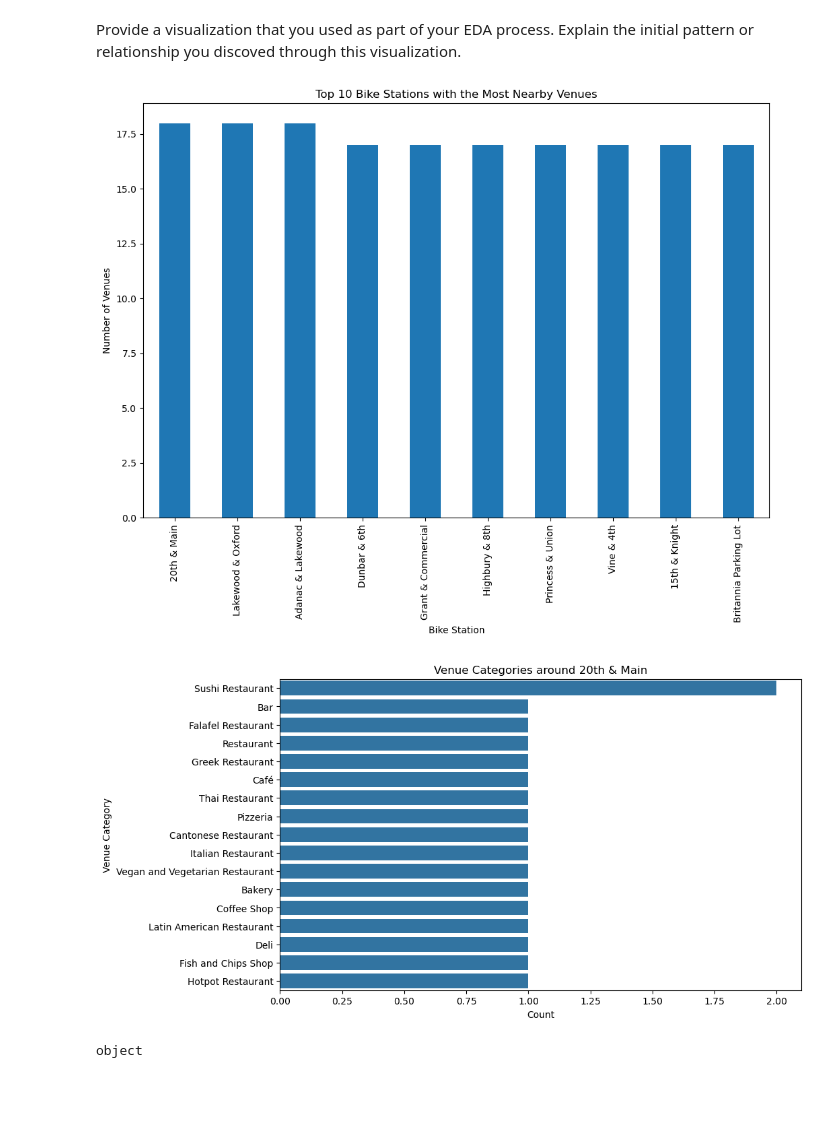
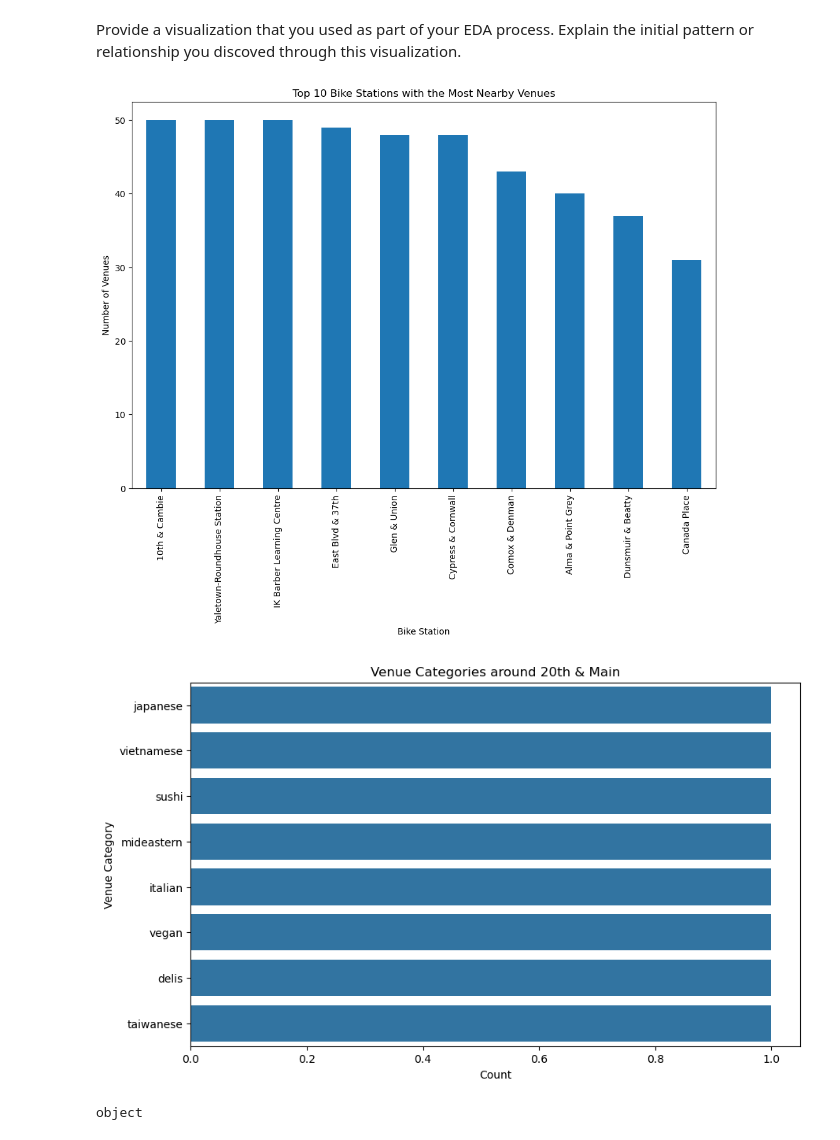
Before and after one commit to wjura/lhl-statistical-modelling-with-python, a Jupyter notebook: notebooks/joining_data.ipynb, the cells around one changed output. Drawn from its saved outputs; the diff is of its cells as text; code cells hidden in the pictures; blank space fills up the shorter version.

```diff
--- a/notebooks/joining_data.ipynb
+++ b/notebooks/joining_data.ipynb
@@ -80,6 +80,6 @@ Number of duplicate keys in Yelp df: 6
 # %%
 #Removing duplicates from venues_yelp df
-venues_yelp_cleaned = venues_yelp.drop_duplicates(subset = ["name", "latitude", "longitude", "city_bikes_id"])
+venues_yelp_cleaned = venues_yelp.drop_duplicates(subset = ["yelp_id"])
 venues_yelp_cleaned
 # %% [output]
 |  | yelp_id | name | rating | category_name | distance_station | latitude | longitude | city_bikes_id | ... |
@@ -145,5 +128,5 @@ venues_merged_df.head()
 # %%
-#Merging with van_bikes on city_bikes_id
-bikes_venues_df = pd.merge(venues_merged_df, van_bikes, on = "city_bikes_id")
-bikes_venues_df.head()
+#Merging yelp_venues with van_bikes on city_bikes_id. Why yelp data? Because it gave more results and they were more complex.
+bikes_venues_df = pd.merge(venues_yelp_cleaned, van_bikes, on = "city_bikes_id", suffixes = ("_yelp", "_bikes") )
+bikes_venues_df
 # %% [output]
@@ -156,5 +146,5 @@ bikes_venues_df.head()
 # %%
 #Dropping unnecessary columns (not needed for further analysis or null)
-bikes_venues_df = bikes_venues_df.drop(columns = ["fsq_id", "latitude_fsq", "longitude_fsq", "rating_fsq", "yelp_id", "category_name_yelp", "latitude_yelp", "longitude_yelp", "category", "latitude", "city_bikes_id", "longitude","distance_station_yelp"])
+bikes_venues_df = bikes_venues_df.drop(columns = ["yelp_id", "category_name", "latitude_yelp", "longitude_yelp", "latitude_bikes", "longitude_bikes", "city_bikes_id"])
 bikes_venues_df
 # %% [output]
@@ -185,18 +175,18 @@ plt.ylabel("Number of Venues")
 plt.title("Top 10 Bike Stations with the Most Nearby Venues")
 plt.show()
 # %% [output]
-[figure, old version]
+[figure, new version]
 # %%
 station_name = "20th & Main"
 station_venues = bikes_venues_df[bikes_venues_df["station_name"] == station_name]
 
 # Plotting the venue categories
 plt.figure(figsize = (10, 6))
-sns.countplot(y = station_venues["category_name_fsq"], order = station_venues["category_name_fsq"].value_counts().index)
+sns.countplot(y = station_venues["category"], order = station_venues["category"].value_counts().index)
 plt.xlabel("Count")
 plt.ylabel("Venue Category")
 plt.title(f"Venue Categories around {station_name}")
 plt.show()
 # %% [output]
-[figure, old version]
+[figure, new version]
 # %%
```
Also changed, not shown: parts of 30 cells of this notebook, 4 other files.
